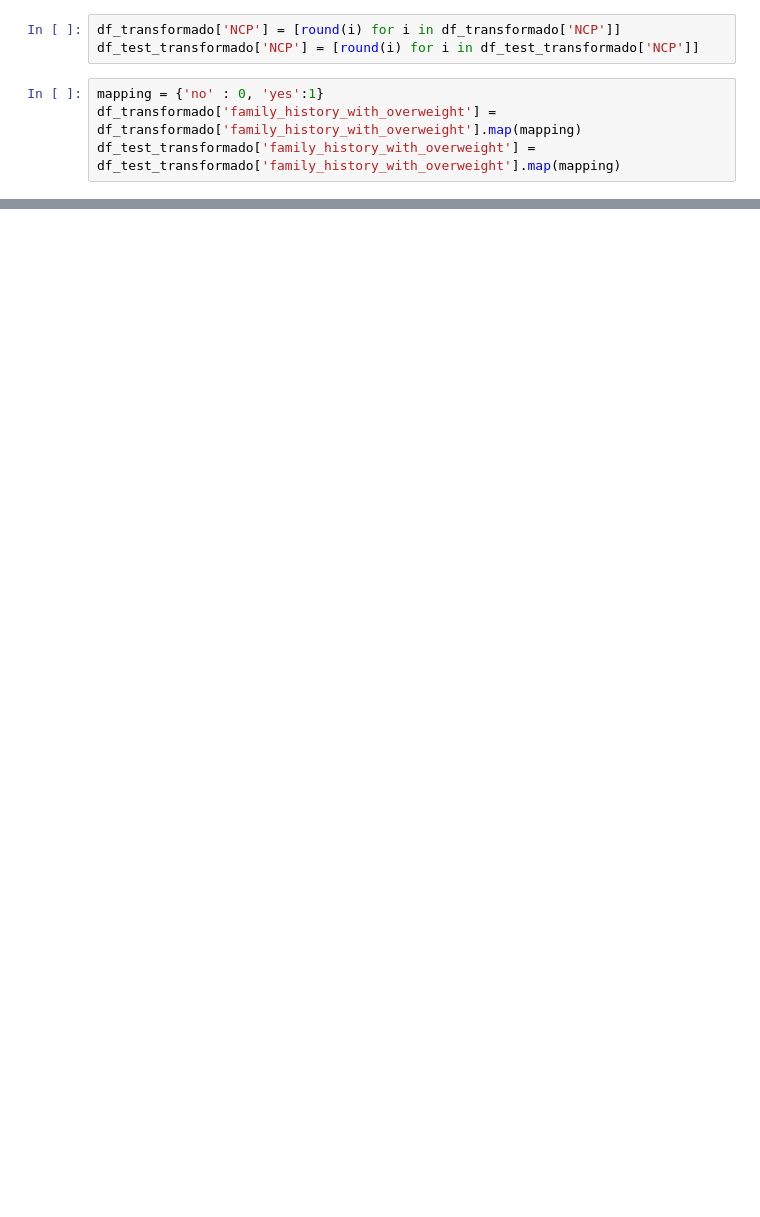
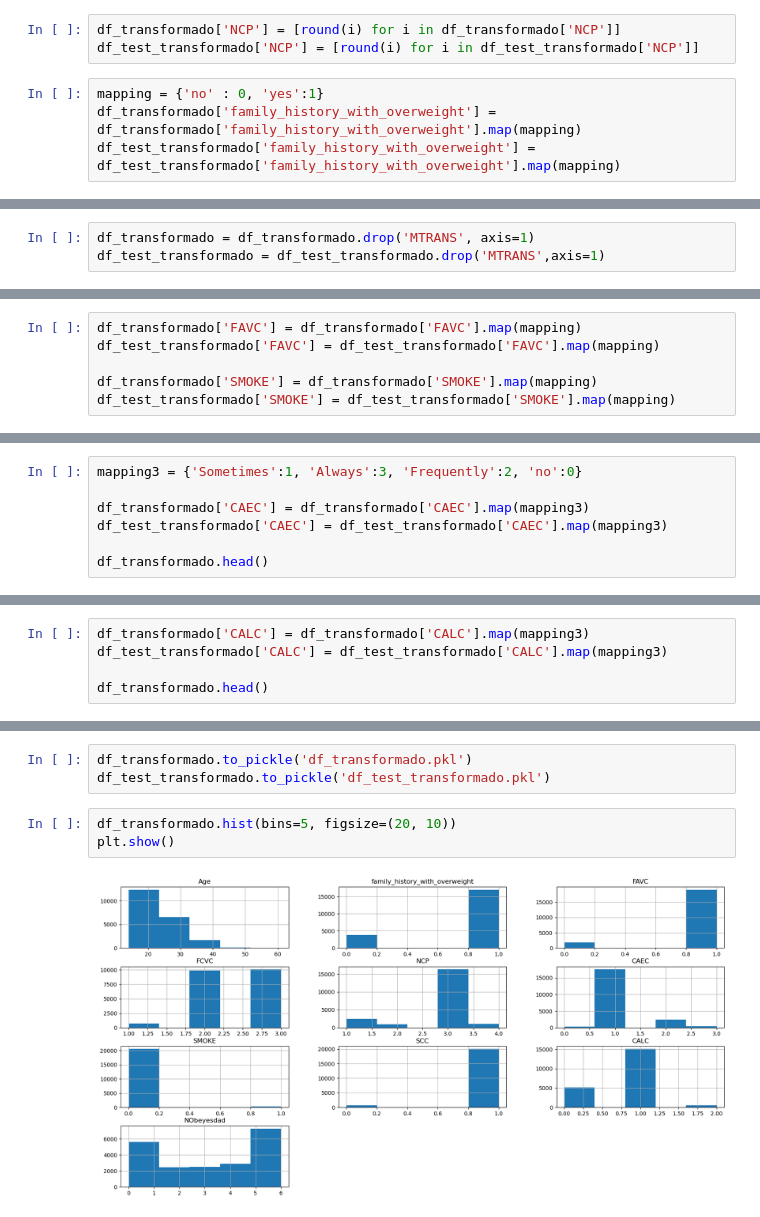
Before and after one commit to laraesquivel/exa864_obsety_risk, a Jupyter notebook: EXA/exploration/transform_data.ipynb, the cells around one changed output, grey strips where cells are left out. Cells and saved outputs as stored; diff of their text form; blank space fills up the shorter version.

```diff
--- a/EXA/exploration/transform_data.ipynb
+++ b/EXA/exploration/transform_data.ipynb
@@ -170,0 +142,3 @@ ValueError: Length of values (20758) does not match length of index (13840)
+# %%
+df_transformado = df_transformado.drop('MTRANS', axis=1)
+df_test_transformado = df_test_transformado.drop('MTRANS',axis=1)
@@ -170,0 +152,6 @@ ValueError: Length of values (20758) does not match length of index (13840)
+# %%
+df_transformado['FAVC'] = df_transformado['FAVC'].map(mapping)
+df_test_transformado['FAVC'] = df_test_transformado['FAVC'].map(mapping)
+
+df_transformado['SMOKE'] = df_transformado['SMOKE'].map(mapping)
+df_test_transformado['SMOKE'] = df_test_transformado['SMOKE'].map(mapping)
@@ -170,0 +169,7 @@ ValueError: Length of values (20758) does not match length of index (13840)
+# %%
+mapping3 = {'Sometimes':1, 'Always':3, 'Frequently':2, 'no':0}
+
+df_transformado['CAEC'] = df_transformado['CAEC'].map(mapping3)
+df_test_transformado['CAEC'] = df_test_transformado['CAEC'].map(mapping3)
+
+df_transformado.head()
@@ -170,0 +183,5 @@ ValueError: Length of values (20758) does not match length of index (13840)
+# %%
+df_transformado['CALC'] = df_transformado['CALC'].map(mapping3)
+df_test_transformado['CALC'] = df_test_transformado['CALC'].map(mapping3)
+
+df_transformado.head()
@@ -170,0 +195,8 @@ ValueError: Length of values (20758) does not match length of index (13840)
+# %%
+df_transformado.to_pickle('df_transformado.pkl')
+df_test_transformado.to_pickle('df_test_transformado.pkl')
+# %%
+df_transformado.hist(bins=5, figsize=(20, 10))
+plt.show()
+# %% [output]
+[figure, added]
```
Also changed, not shown: parts of 12 cells of this notebook, 2 other files.
